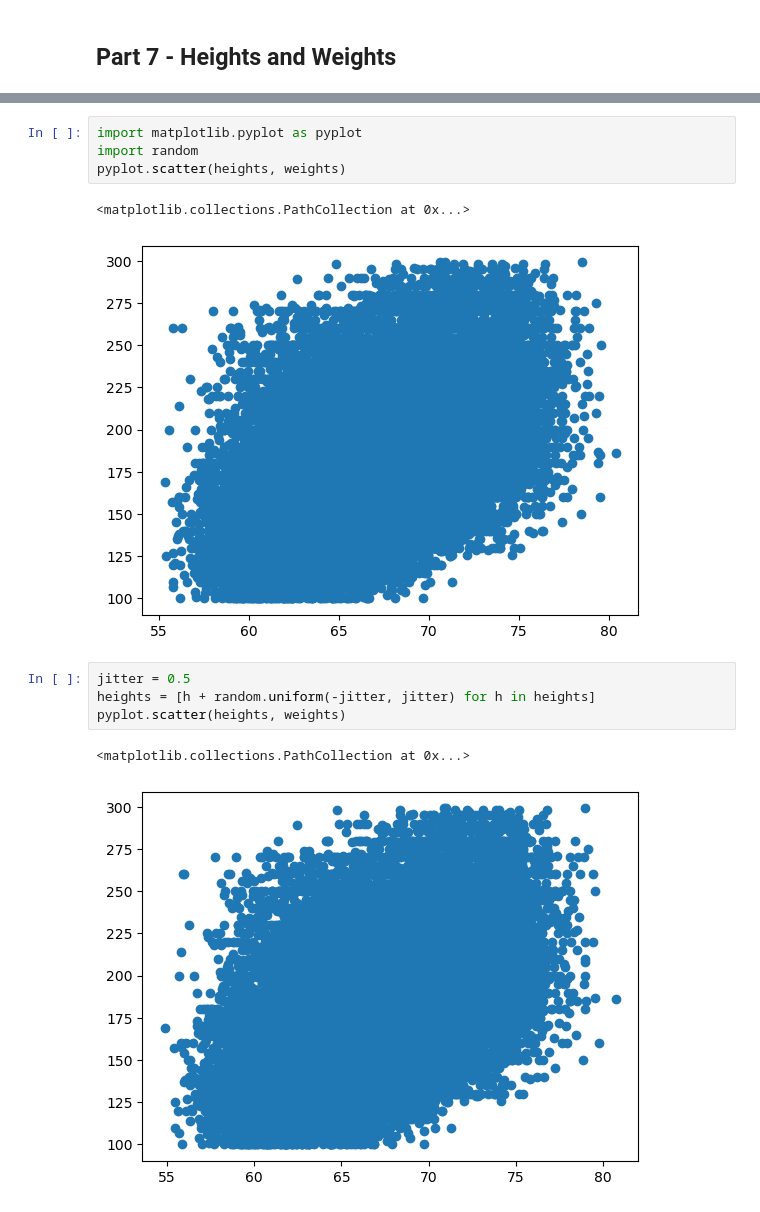
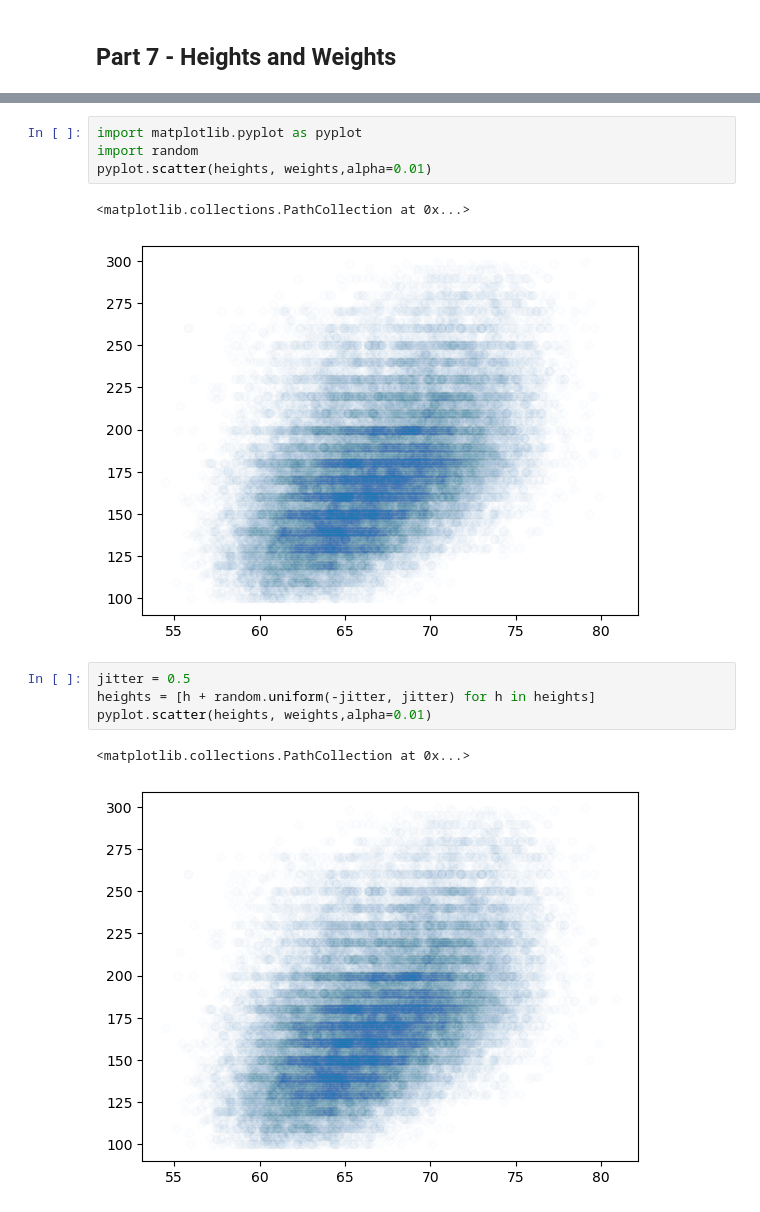
Before and after one commit to yanggezheng/Sourcing-Data-Summary-Statistics-and-Basic-Data-Visualization, a Jupyter notebook: src/homework03.ipynb, the cells around one changed output, grey strips where cells are left out. Saved outputs shown, nothing was run; the diff lists cells and outputs as text.

```diff
--- a/src/homework03.ipynb
+++ b/src/homework03.ipynb
@@ -321,14 +306,14 @@ The correlation coefficient between height and weight is: 0.495977755505891
 # %%
 import matplotlib.pyplot as pyplot
 import random
-pyplot.scatter(heights, weights)
+pyplot.scatter(heights, weights,alpha=0.01)
 # %% [output]
 <matplotlib.collections.PathCollection at 0x...>
-[figure, old version]
+[figure, new version]
 # %%
 jitter = 0.5
 heights = [h + random.uniform(-jitter, jitter) for h in heights]
-pyplot.scatter(heights, weights)
+pyplot.scatter(heights, weights,alpha=0.01)
 # %% [output]
 <matplotlib.collections.PathCollection at 0x...>
-[figure, old version]
+[figure, new version]
```
Also changed, not shown: parts of 2 cells of this notebook.
